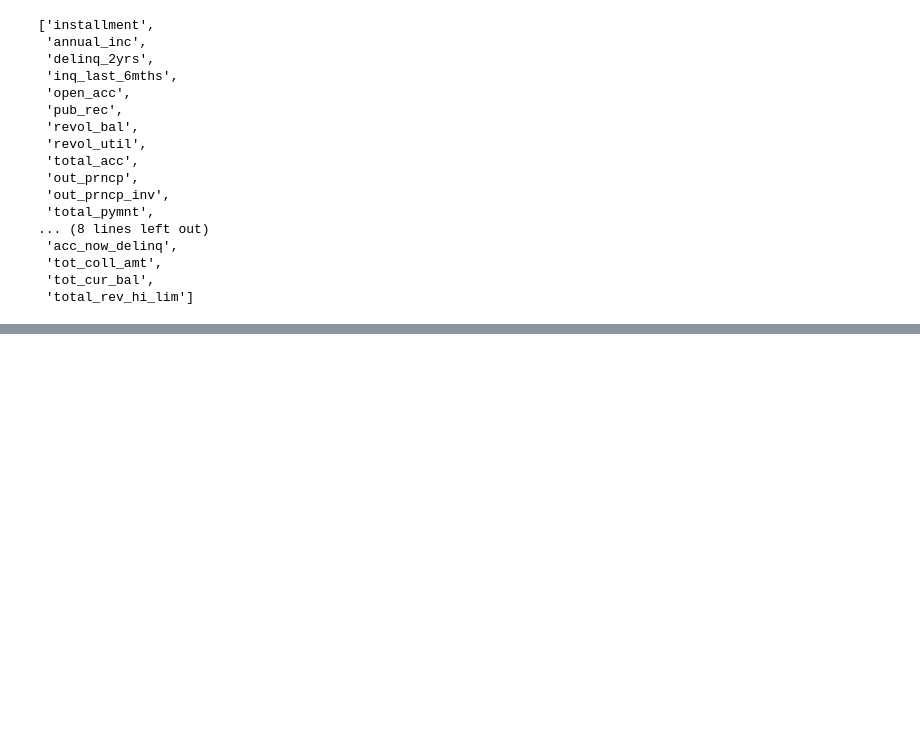
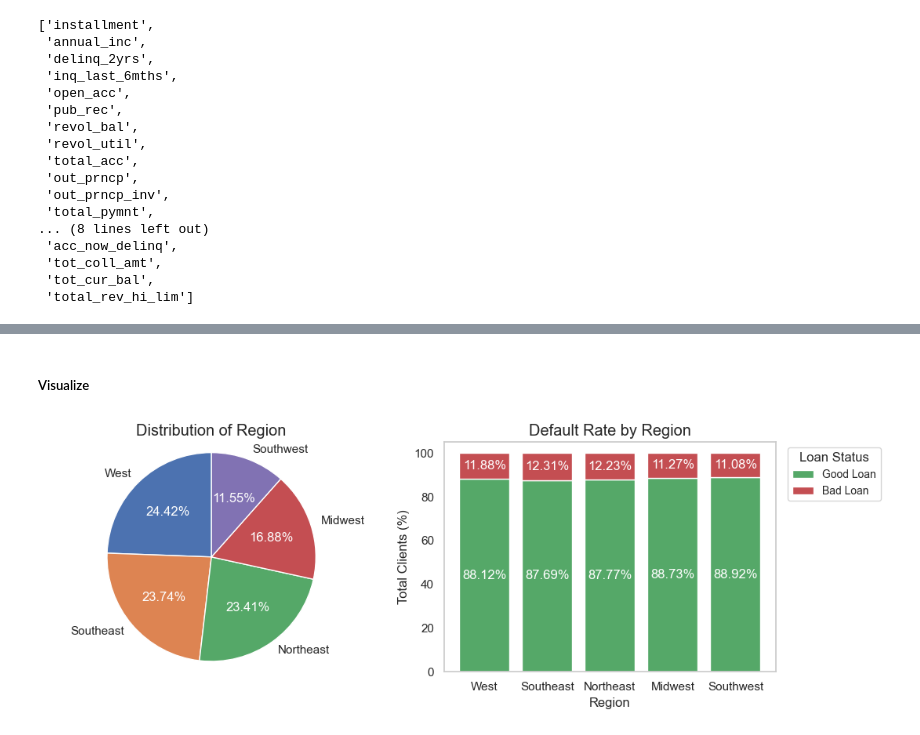
Before and after one commit to sandika104/IDX-Partners-Loan-Predictions, a Jupyter notebook: Notebook/notebook.ipynb, the cells around one changed output, grey strips where cells are left out. Saved outputs shown, nothing was run; the diff lists cells and outputs as text; code cells hidden in the pictures; blank space fills up the shorter version.

```diff
--- a/Notebook/notebook.ipynb
+++ b/Notebook/notebook.ipynb
@@ -340,0 +691,42 @@ halo selamat pagii !!!
+# %%
+def us_region(state):
+    if state in West:
+        return "West"
+
+    elif state in Southwest:
+        return "Southwest"
+
+    elif state in Midwest:
+        return "Midwest"
+
+    elif state in Southeast:
+        return "Southeast"
+
+    elif state in Northeast:
+        return "Northeast"
+
+    else:
+        return "Other"
+
+# Apply the function us_region to "addr_state" column
+df["region"] = df["addr_state"].apply(us_region)
+# %% [markdown]
+##### Visualize
+# %%
+region_order = df["region"].value_counts().index
+
+# visualize regions column analysis
+plt.figure(figsize=(11, 4))
+
+# pie plot distribution of region
+plt.subplot(1, 2, 1)
+add_pieplot(df, "region")
+
+# stacked barplot default rate by region
+plt.subplot(1, 2, 2)
+add_st_barplot(df, 'region', 'loan_status', order=region_order, palette=["g", "r"])
+
+plt.tight_layout()
+plt.show()
+# %% [output]
+[figure, added]
```
Also changed, not shown: parts of 66 cells of this notebook.
